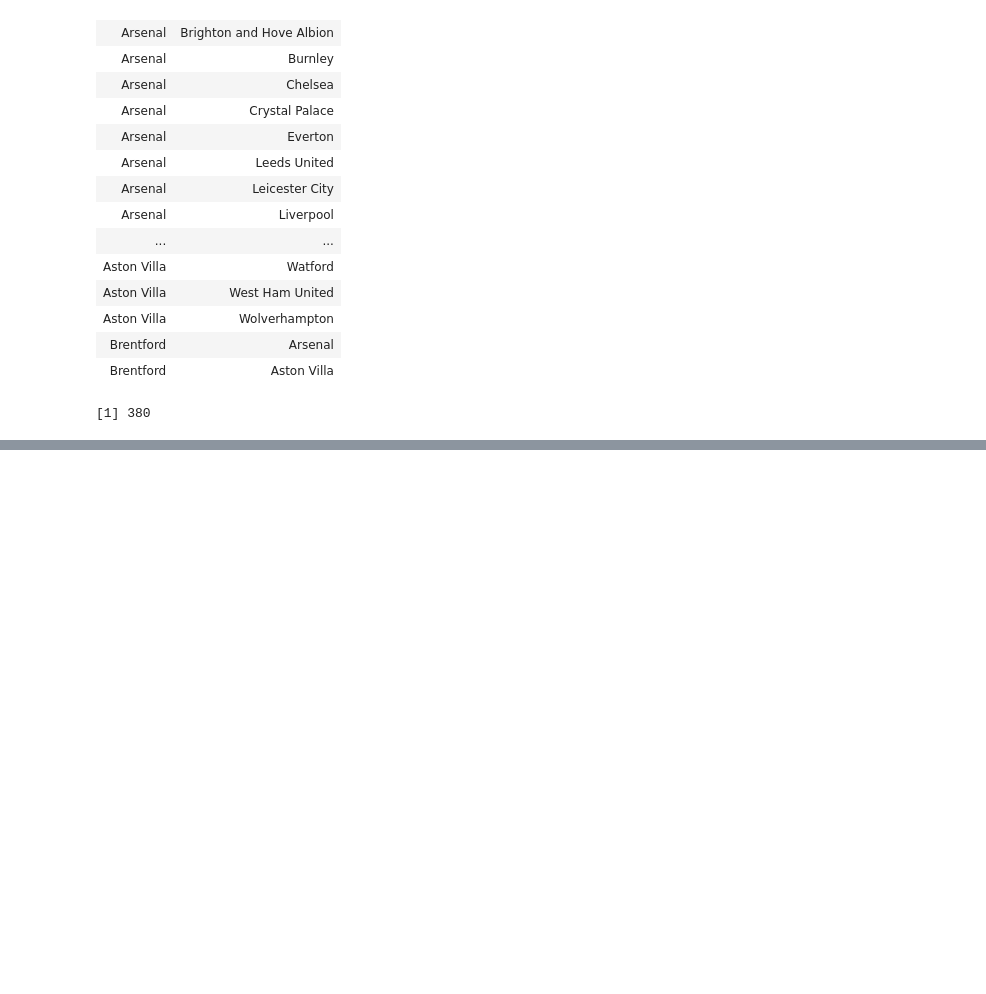
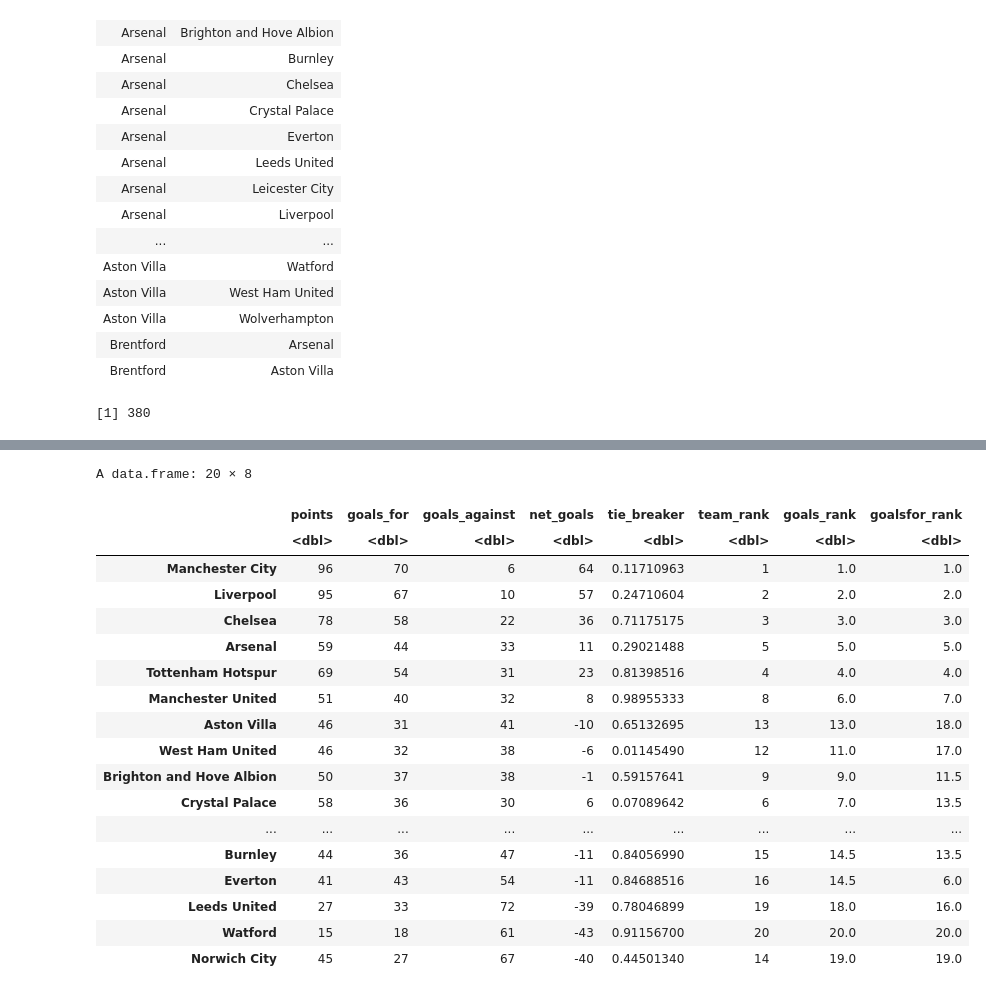
Before and after one commit to kakochanowski/Predicting_Monopoly_Optimization, a Jupyter notebook: assignment2.ipynb, the cells around one changed output, grey strips where cells are left out. Saved outputs shown, nothing was run; the diff lists cells and outputs as text; code cells hidden in the pictures; blank space fills up the shorter version.

```diff
--- a/assignment2.ipynb
+++ b/assignment2.ipynb
@@ -382,0 +383,43 @@ A data.frame: 20 × 3
+# %%
+for (ii in 1:nrow(df.teams1)){
+    for (jj in 1:nrow(df.teams1)){
+        if (ii != jj & df.teams1[ii,6] == df.teams1[jj,6]){
+            if (df.teams1[ii,7] > df.teams1[jj,7]){
+                df.teams1[ii,6] = df.teams1[ii,6]+0.5
+                df.teams1[jj,6] = df.teams1[jj,6]-0.5
+            } else if (df.teams1[ii,7] == df.teams1[jj,7]){
+                if (df.teams1[ii,8] > df.teams1[jj,8]){
+                    df.teams1[ii,6] = df.teams1[ii,6]+0.5
+                    df.teams1[jj,6] = df.teams1[jj,6]-0.5
+                } else if (df.teams1[ii,8] == df.teams1[jj,8]){
+                    if (df.teams1[ii,5] > df.teams1[jj,5]){
+                    df.teams1[ii,6] = df.teams1[ii,6]+0.5
+                    df.teams1[jj,6] = df.teams1[jj,6]-0.5
+                    }
+                }
+            }
+        }
+    }
+}
+
+df.teams1
+# %% [output]
+A data.frame: 20 × 8
+|  | points | goals_for | goals_against | net_goals | tie_breaker | team_rank | goals_rank | goalsfor_rank |
+|  | <dbl> | <dbl> | <dbl> | <dbl> | <dbl> | <dbl> | <dbl> | <dbl> |
+| Manchester City | 96 | 70 | 6 | 64 | 0.11710963 | 1 | 1.0 | 1.0 |
+| Liverpool | 95 | 67 | 10 | 57 | 0.24710604 | 2 | 2.0 | 2.0 |
+| Chelsea | 78 | 58 | 22 | 36 | 0.71175175 | 3 | 3.0 | 3.0 |
+| Arsenal | 59 | 44 | 33 | 11 | 0.29021488 | 5 | 5.0 | 5.0 |
+| Tottenham Hotspur | 69 | 54 | 31 | 23 | 0.81398516 | 4 | 4.0 | 4.0 |
+| Manchester United | 51 | 40 | 32 | 8 | 0.98955333 | 8 | 6.0 | 7.0 |
+| Aston Villa | 46 | 31 | 41 | -10 | 0.65132695 | 13 | 13.0 | 18.0 |
+| West Ham United | 46 | 32 | 38 | -6 | 0.01145490 | 12 | 11.0 | 17.0 |
+| Brighton and Hove Albion | 50 | 37 | 38 | -1 | 0.59157641 | 9 | 9.0 | 11.5 |
+| Crystal Palace | 58 | 36 | 30 | 6 | 0.07089642 | 6 | 7.0 | 13.5 |
+| ... | ... | ... | ... | ... | ... | ... | ... | ... |
+| Burnley | 44 | 36 | 47 | -11 | 0.84056990 | 15 | 14.5 | 13.5 |
+| Everton | 41 | 43 | 54 | -11 | 0.84688516 | 16 | 14.5 | 6.0 |
+| Leeds United | 27 | 33 | 72 | -39 | 0.78046899 | 19 | 18.0 | 16.0 |
+| Watford | 15 | 18 | 61 | -43 | 0.91156700 | 20 | 20.0 | 20.0 |
+| Norwich City | 45 | 27 | 67 | -40 | 0.44501340 | 14 | 19.0 | 19.0 |
```
Also changed, not shown: parts of 12 cells of this notebook.
